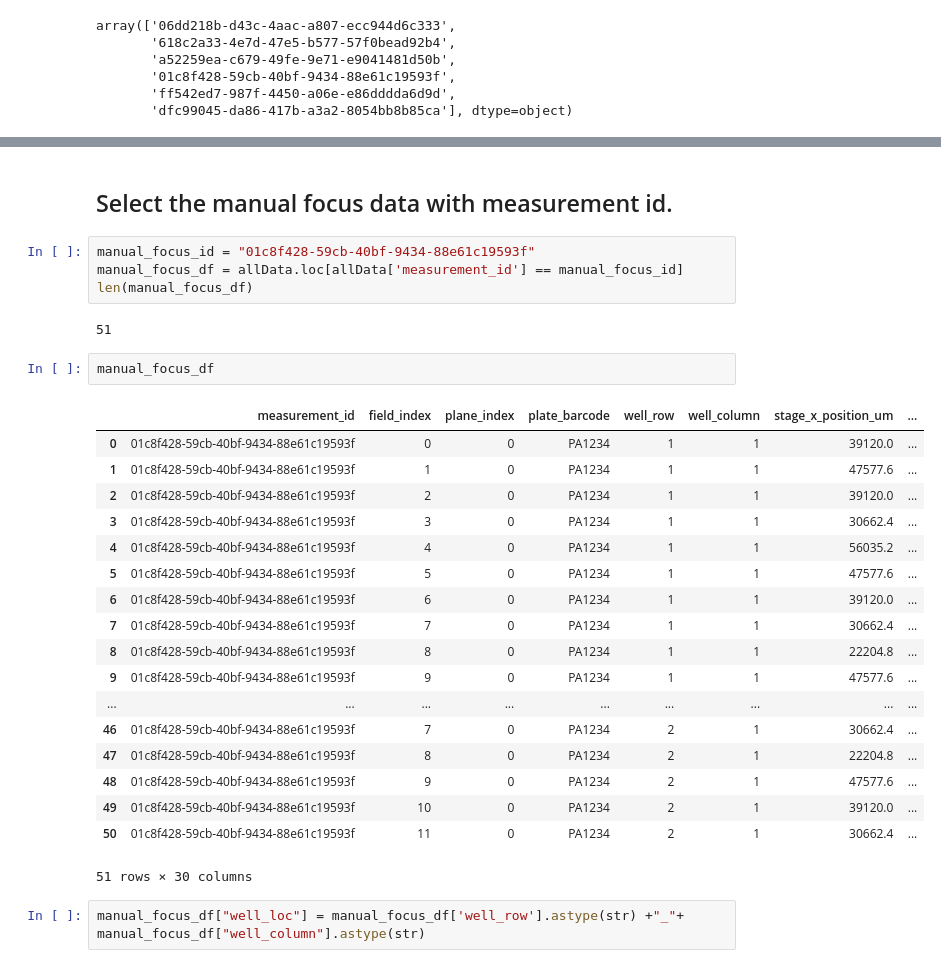
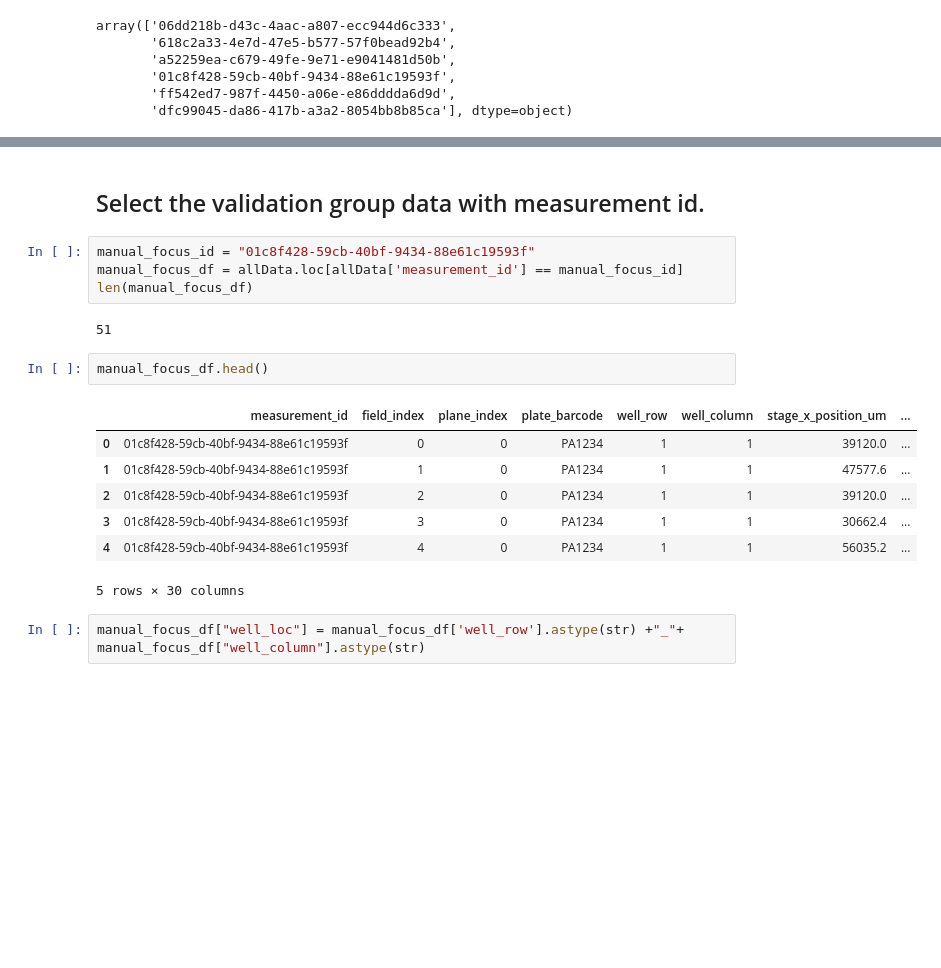
Before and after one commit to joychen-insitro/POSH, a Jupyter notebook: PFS_function_study.ipynb, the cells around one changed output, grey strips where cells are left out. Drawn from its saved outputs; the diff is of its cells as text; blank space fills up the shorter version.

```diff
--- a/PFS_function_study.ipynb
+++ b/PFS_function_study.ipynb
@@ -111,5 +97,5 @@ Index(['measurement_id', 'field_index', 'plane_index', 'plate_barcode',
 # %% [markdown]
-## Select the manual focus data with measurement id.
+## Select the validation group data with measurement id.
 # %%
 manual_focus_id = "01c8f428-59cb-40bf-9434-88e61c19593f"
 manual_focus_df = allData.loc[allData['measurement_id'] == manual_focus_id]
@@ -117,26 +103,15 @@ len(manual_focus_df)
 # %% [output]
 51
 # %%
-manual_focus_df
+manual_focus_df.head()
 # %% [output]
 |  | measurement_id | field_index | plane_index | plate_barcode | well_row | well_column | stage_x_position_um | ... |
 | 0 | 01c8f428-59cb-40bf-9434-88e61c19593f | 0 | 0 | PA1234 | 1 | 1 | 39120.0 | ... |
 | 1 | 01c8f428-59cb-40bf-9434-88e61c19593f | 1 | 0 | PA1234 | 1 | 1 | 47577.6 | ... |
 | 2 | 01c8f428-59cb-40bf-9434-88e61c19593f | 2 | 0 | PA1234 | 1 | 1 | 39120.0 | ... |
 | 3 | 01c8f428-59cb-40bf-9434-88e61c19593f | 3 | 0 | PA1234 | 1 | 1 | 30662.4 | ... |
 | 4 | 01c8f428-59cb-40bf-9434-88e61c19593f | 4 | 0 | PA1234 | 1 | 1 | 56035.2 | ... |
-| 5 | 01c8f428-59cb-40bf-9434-88e61c19593f | 5 | 0 | PA1234 | 1 | 1 | 47577.6 | ... |
-| 6 | 01c8f428-59cb-40bf-9434-88e61c19593f | 6 | 0 | PA1234 | 1 | 1 | 39120.0 | ... |
-| 7 | 01c8f428-59cb-40bf-9434-88e61c19593f | 7 | 0 | PA1234 | 1 | 1 | 30662.4 | ... |
-| 8 | 01c8f428-59cb-40bf-9434-88e61c19593f | 8 | 0 | PA1234 | 1 | 1 | 22204.8 | ... |
-| 9 | 01c8f428-59cb-40bf-9434-88e61c19593f | 9 | 0 | PA1234 | 1 | 1 | 47577.6 | ... |
-| ... | ... | ... | ... | ... | ... | ... | ... | ... |
-| 46 | 01c8f428-59cb-40bf-9434-88e61c19593f | 7 | 0 | PA1234 | 2 | 1 | 30662.4 | ... |
-| 47 | 01c8f428-59cb-40bf-9434-88e61c19593f | 8 | 0 | PA1234 | 2 | 1 | 22204.8 | ... |
-| 48 | 01c8f428-59cb-40bf-9434-88e61c19593f | 9 | 0 | PA1234 | 2 | 1 | 47577.6 | ... |
-| 49 | 01c8f428-59cb-40bf-9434-88e61c19593f | 10 | 0 | PA1234 | 2 | 1 | 39120.0 | ... |
-| 50 | 01c8f428-59cb-40bf-9434-88e61c19593f | 11 | 0 | PA1234 | 2 | 1 | 30662.4 | ... |
-51 rows × 30 columns
+5 rows × 30 columns
 # %%
 manual_focus_df["well_loc"] = manual_focus_df['well_row'].astype(str) +"_"+ manual_focus_df["well_column"].astype(str)
 # %% [output]
```
Also changed, not shown: parts of 35 cells of this notebook.
